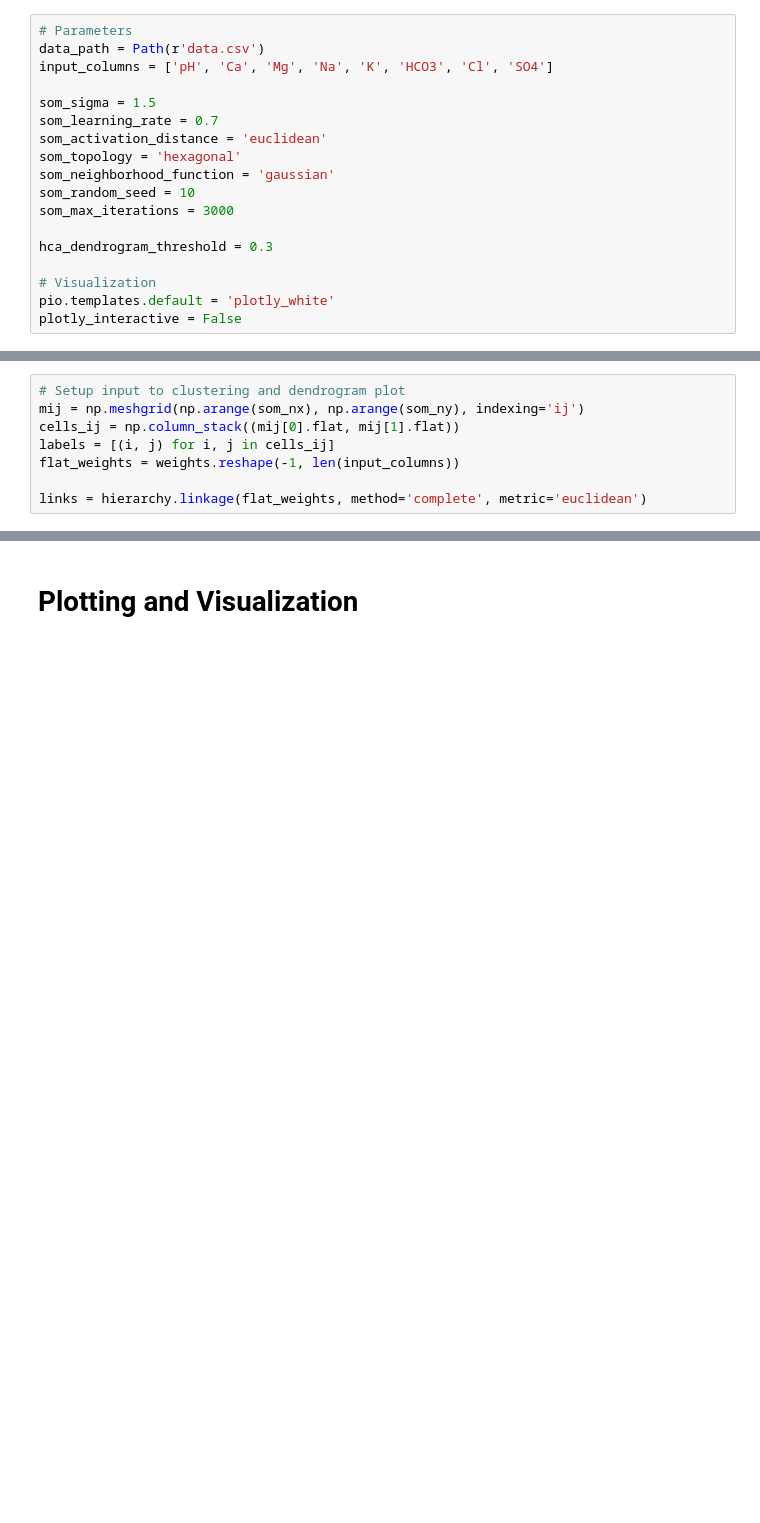
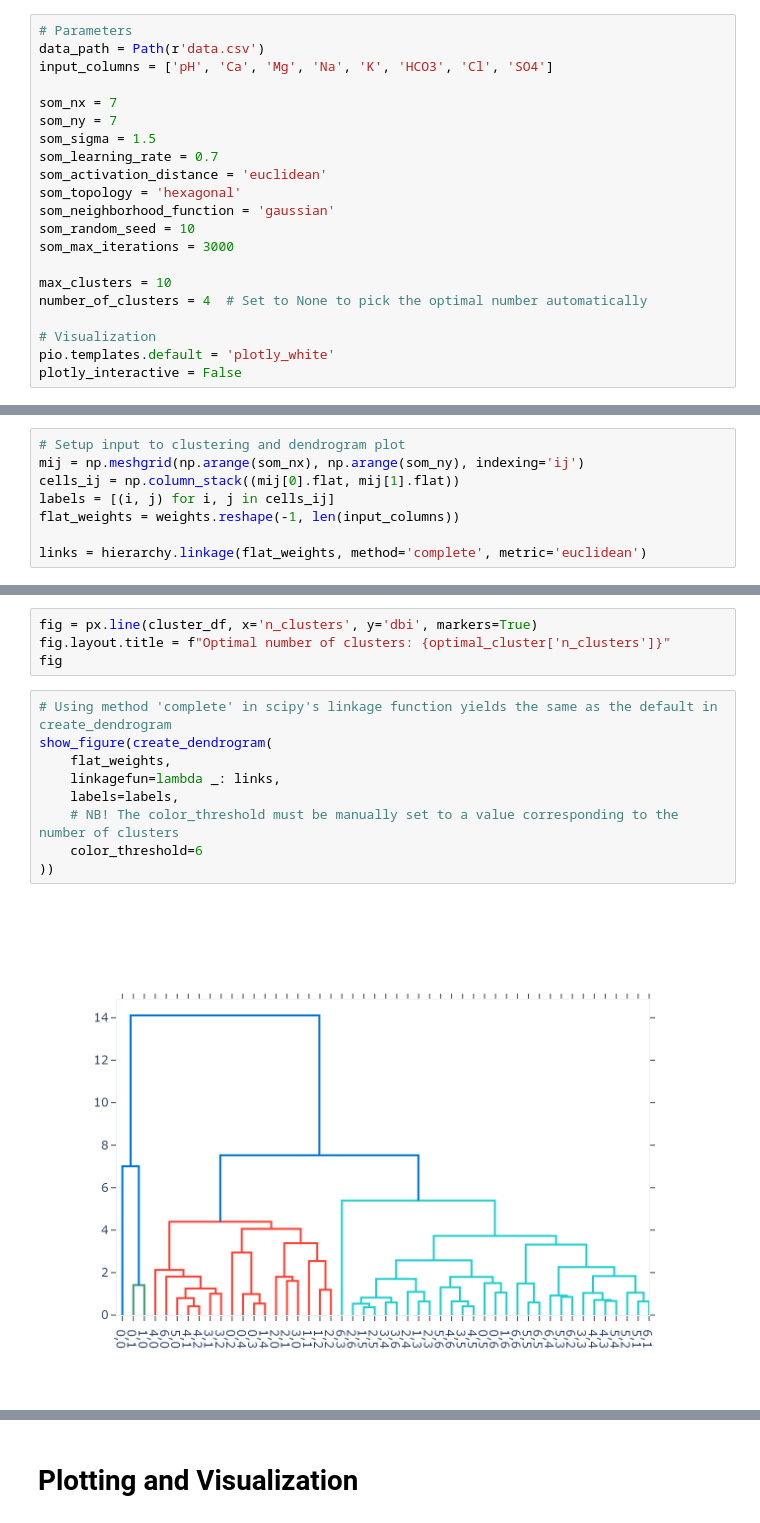
Before and after one commit to NorskRegnesentral/hydro-som, a Jupyter notebook: experimentation.ipynb, the cells around one changed output, grey strips where cells are left out. Cells and saved outputs as stored; diff of their text form; blank space fills up the shorter version.

```diff
--- a/experimentation.ipynb
+++ b/experimentation.ipynb
@@ -20,6 +21,8 @@ from IPython.display import IFrame, Image
 data_path = Path(r'data.csv')
 input_columns = ['pH', 'Ca', 'Mg', 'Na', 'K', 'HCO3', 'Cl', 'SO4']
 
+som_nx = 7
+som_ny = 7
 som_sigma = 1.5
 som_learning_rate = 0.7
 som_activation_distance = 'euclidean'
@@ -28,7 +31,8 @@ som_neighborhood_function = 'gaussian'
 som_random_seed = 10
 som_max_iterations = 3000
 
-hca_dendrogram_threshold = 0.3
+max_clusters = 10
+number_of_clusters = 4  # Set to None to pick the optimal number automatically
 
 # Visualization
 pio.templates.default = 'plotly_white'
@@ -184 +207,16 @@ links = hierarchy.linkage(flat_weights, method='complete', metric='euclidean')
+# %%
+fig = px.line(cluster_df, x='n_clusters', y='dbi', markers=True)
+fig.layout.title = f"Optimal number of clusters: {optimal_cluster['n_clusters']}"
+fig
+# %%
+# Using method 'complete' in scipy's linkage function yields the same as the default in create_dendrogram
+show_figure(create_dendrogram(
+    flat_weights,
+    linkagefun=lambda _: links,
+    labels=labels,
+    # NB! The color_threshold must be manually set to a value corresponding to the number of clusters
+    color_threshold=6
+))
+# %% [output]
+[figure, added]
 # %%
```
Also changed, not shown: parts of 8 cells of this notebook, 1 other file.
